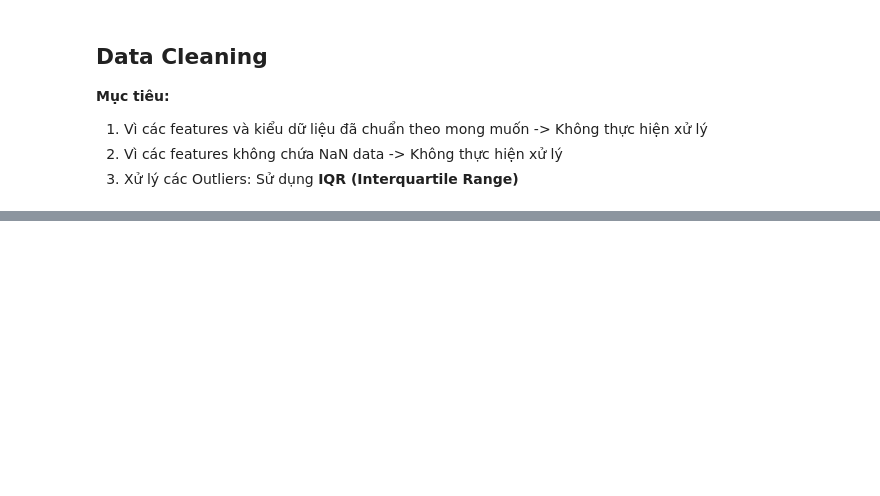
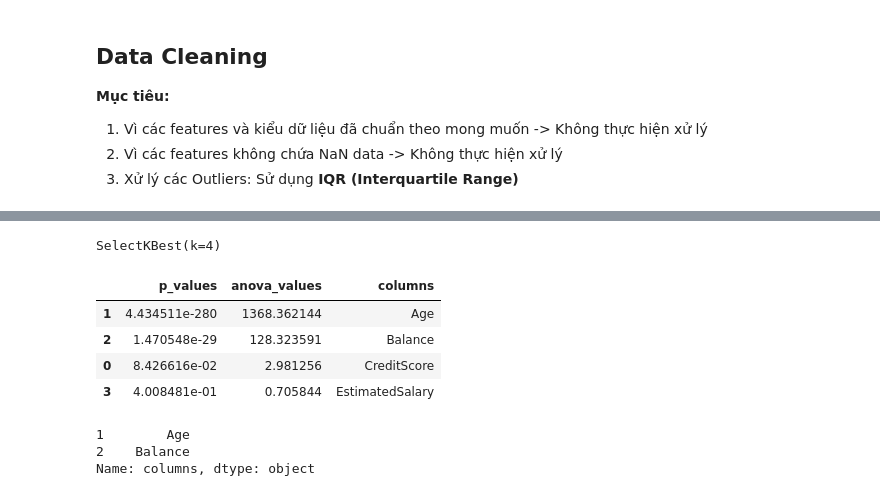
Before and after one commit to nghoanglong/IS254.M21.TMCL, a Jupyter notebook: Customer_Churn.ipynb, the cells around one changed output, grey strips where cells are left out. Saved outputs shown, nothing was run; the diff lists cells and outputs as text; code cells hidden in the pictures; blank space fills up the shorter version.

```diff
--- a/Customer_Churn.ipynb
+++ b/Customer_Churn.ipynb
@@ -190,0 +338,25 @@ fig.tight_layout()
+# %%
+continous_features = df_cp[["CreditScore", "Age", "Balance", "EstimatedSalary"]]
+# %%
+best_features = SelectKBest(f_classif, k=4)
+best_features.fit(continous_features , df_cp["Exited"])
+# %% [output]
+SelectKBest(k=4)
+# %%
+df_score = pd.DataFrame(best_features.pvalues_,columns=['p_values'])
+df_score['anova_values'] = best_features.scores_
+df_score['columns'] = ["CreditScore", "Age", "Balance", "EstimatedSalary"]
+df_score.sort_values(by='p_values')
+# %% [output]
+|  | p_values | anova_values | columns |
+| 1 | 4.434511e-280 | 1368.362144 | Age |
+| 2 | 1.470548e-29 | 128.323591 | Balance |
+| 0 | 8.426616e-02 | 2.981256 | CreditScore |
+| 3 | 4.008481e-01 | 0.705844 | EstimatedSalary |
+# %%
+# chọn ra những features <= alpha
+df_score[df_score['p_values'] <= 0.05]['columns']
+# %% [output]
+1        Age
+2    Balance
+Name: columns, dtype: object
```
Also changed, not shown: parts of 44 cells of this notebook.
